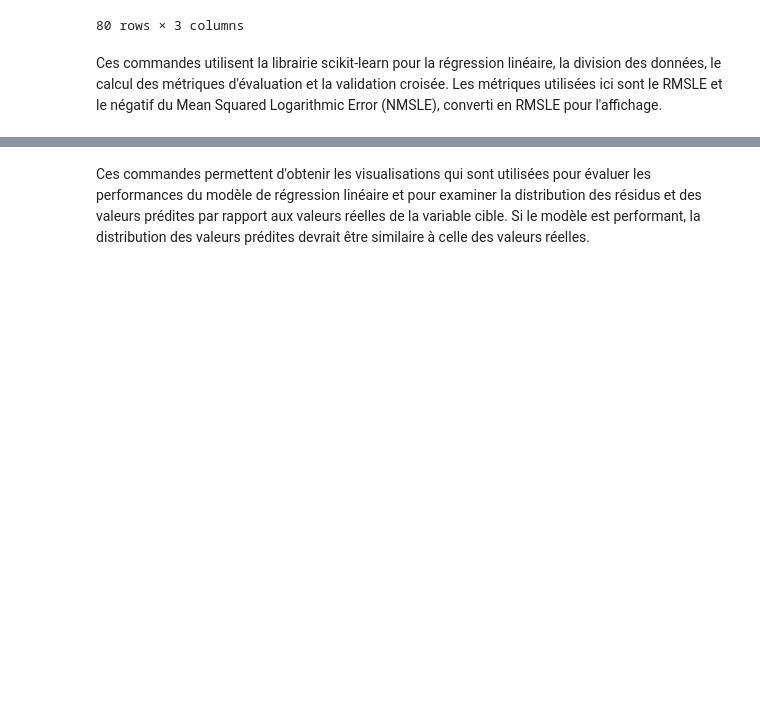
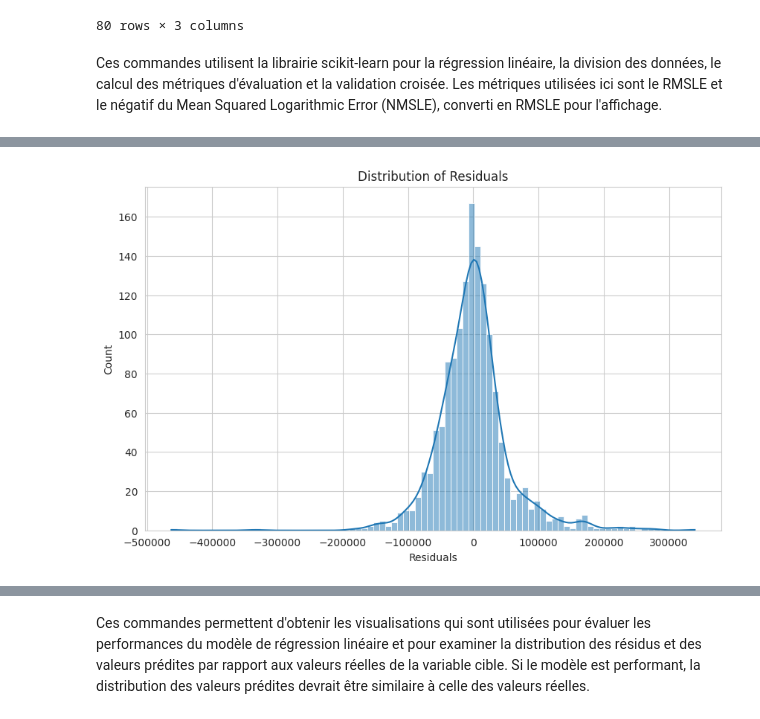
Before and after one commit to outerLeitmotiv/advanced-regression-techniques, a Jupyter notebook: data_science_project.ipynb, the cells around one changed output, grey strips where cells are left out. Saved outputs shown, nothing was run; the diff lists cells and outputs as text; code cells hidden in the pictures; blank space fills up the shorter version.

```diff
--- a/data_science_project.ipynb
+++ b/data_science_project.ipynb
@@ -243,0 +248,9 @@ Average CV Score:  0.17930760486775665
+# %%
+# Plot histogram of residuals
+plt.figure(figsize=(10, 6))
+sns.histplot(model.resid, kde=True)
+plt.xlabel('Residuals')
+plt.title('Distribution of Residuals')
+plt.show()
+# %% [output]
+[figure, added]
```
Also changed, not shown: parts of 39 cells of this notebook.
